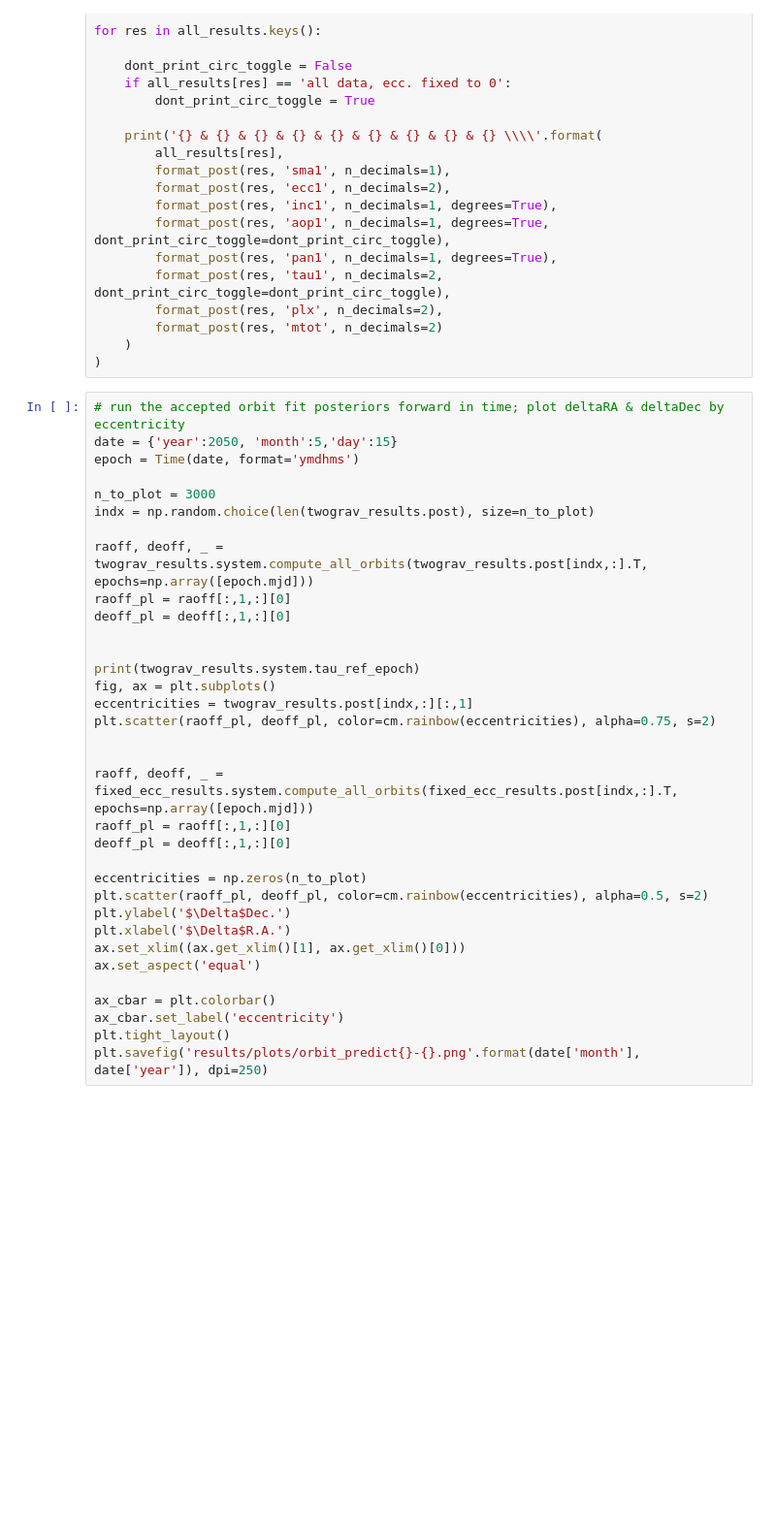
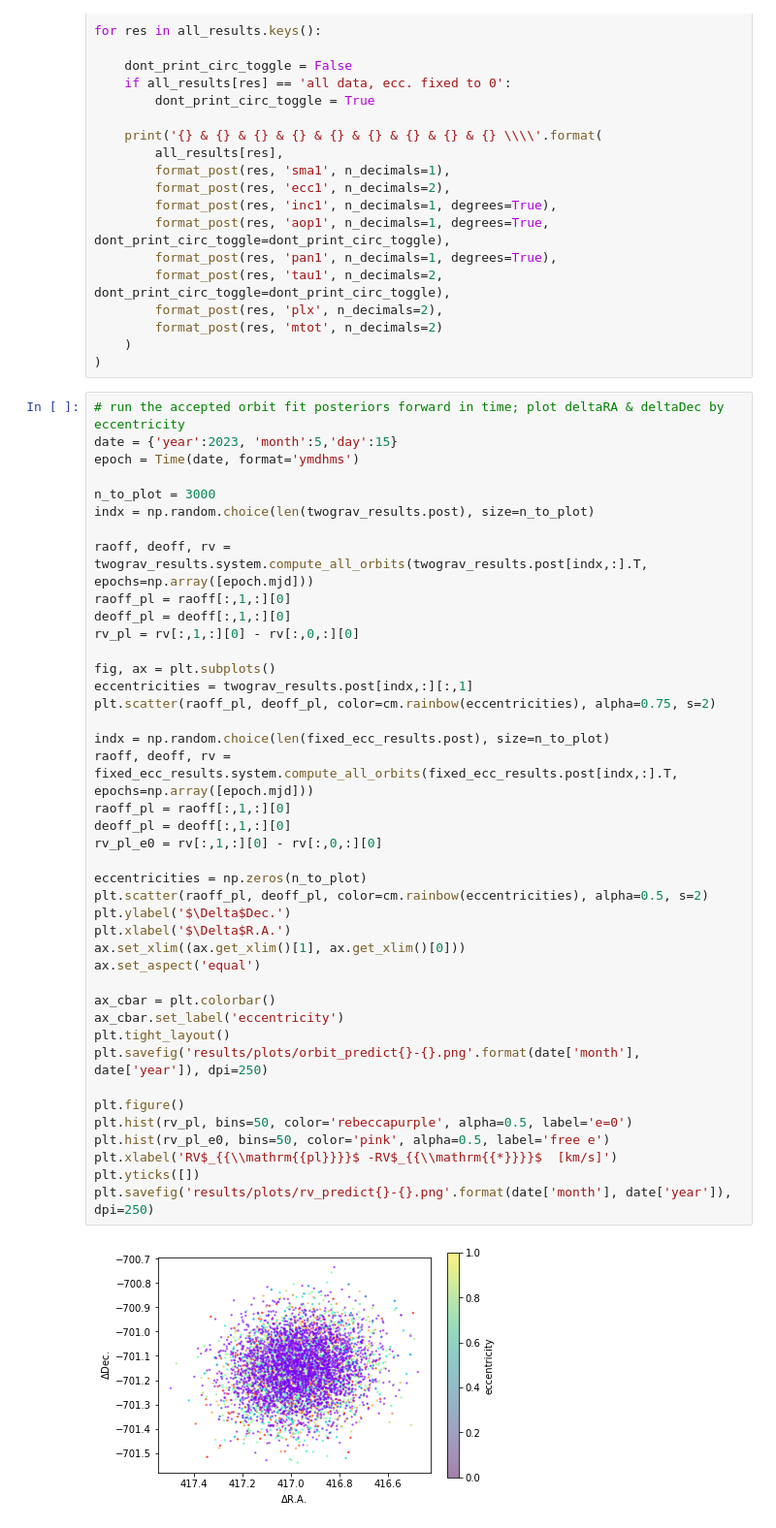
Before and after one commit to sblunt/hip65426, a Jupyter notebook: orbit_plots.ipynb, the cells around one changed output. Shown: that part at 97% size. Cells and saved outputs as stored; diff of their text form; blank space fills up the shorter version.

Commit message:
add rv pl prediction

```diff
--- a/orbit_plots.ipynb
+++ b/orbit_plots.ipynb
@@ -315,35 +348,44 @@ for res in all_results.keys():
 )
 # %%
 # run the accepted orbit fit posteriors forward in time; plot deltaRA & deltaDec by eccentricity
-date = {'year':2050, 'month':5,'day':15}
+date = {'year':2023, 'month':5,'day':15}
 epoch = Time(date, format='ymdhms')
 
 n_to_plot = 3000
 indx = np.random.choice(len(twograv_results.post), size=n_to_plot)
 
-raoff, deoff, _ = twograv_results.system.compute_all_orbits(twograv_results.post[indx,:].T, epochs=np.array([epoch.mjd]))
+raoff, deoff, rv = twograv_results.system.compute_all_orbits(twograv_results.post[indx,:].T, epochs=np.array([epoch.mjd]))
 raoff_pl = raoff[:,1,:][0]
 deoff_pl = deoff[:,1,:][0]
+rv_pl = rv[:,1,:][0] - rv[:,0,:][0]
 
-
-print(twograv_results.system.tau_ref_epoch)
 fig, ax = plt.subplots()
 eccentricities = twograv_results.post[indx,:][:,1]
 plt.scatter(raoff_pl, deoff_pl, color=cm.rainbow(eccentricities), alpha=0.75, s=2)
 
-
-raoff, deoff, _ = fixed_ecc_results.system.compute_all_orbits(fixed_ecc_results.post[indx,:].T, epochs=np.array([epoch.mjd]))
+indx = np.random.choice(len(fixed_ecc_results.post), size=n_to_plot)
+raoff, deoff, rv = fixed_ecc_results.system.compute_all_orbits(fixed_ecc_results.post[indx,:].T, epochs=np.array([epoch.mjd]))
 raoff_pl = raoff[:,1,:][0]
 deoff_pl = deoff[:,1,:][0]
+rv_pl_e0 = rv[:,1,:][0] - rv[:,0,:][0]
 
 eccentricities = np.zeros(n_to_plot)
 plt.scatter(raoff_pl, deoff_pl, color=cm.rainbow(eccentricities), alpha=0.5, s=2)
 plt.ylabel('$\Delta$Dec.')
 plt.xlabel('$\Delta$R.A.')
 ax.set_xlim((ax.get_xlim()[1], ax.get_xlim()[0]))
 ax.set_aspect('equal')
 
 ax_cbar = plt.colorbar()
 ax_cbar.set_label('eccentricity')
 plt.tight_layout()
 plt.savefig('results/plots/orbit_predict{}-{}.png'.format(date['month'], date['year']), dpi=250)
+
+plt.figure()
+plt.hist(rv_pl, bins=50, color='rebeccapurple', alpha=0.5, label='e=0')
+plt.hist(rv_pl_e0, bins=50, color='pink', alpha=0.5, label='free e')
+plt.xlabel('RV$_{{\\mathrm{{pl}}}}$ -RV$_{{\\mathrm{{*}}}}$  [km/s]')
+plt.yticks([])
+plt.savefig('results/plots/rv_predict{}-{}.png'.format(date['month'], date['year']), dpi=250)
+# %% [output]
+[figure, added]
```
Also changed, not shown: parts of 3 cells of this notebook.
